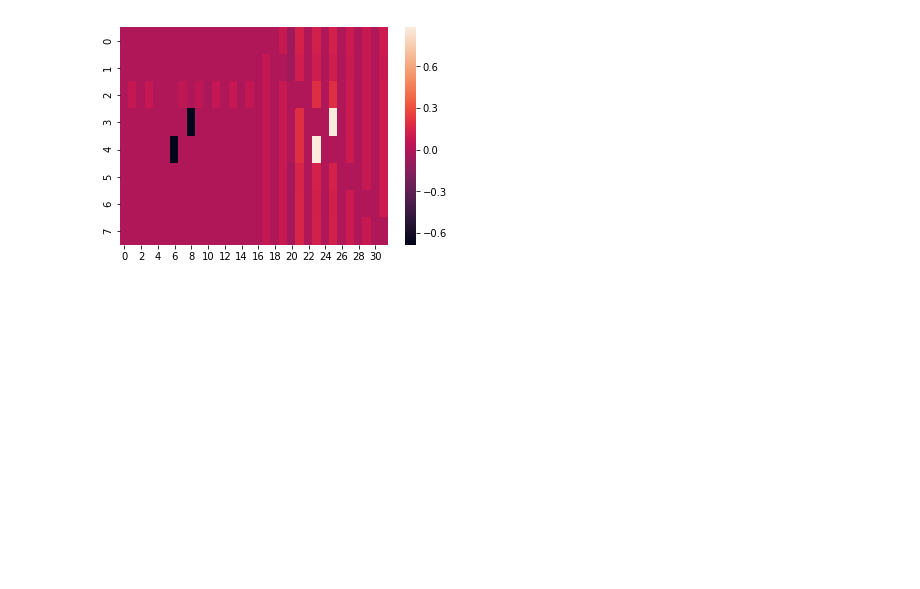
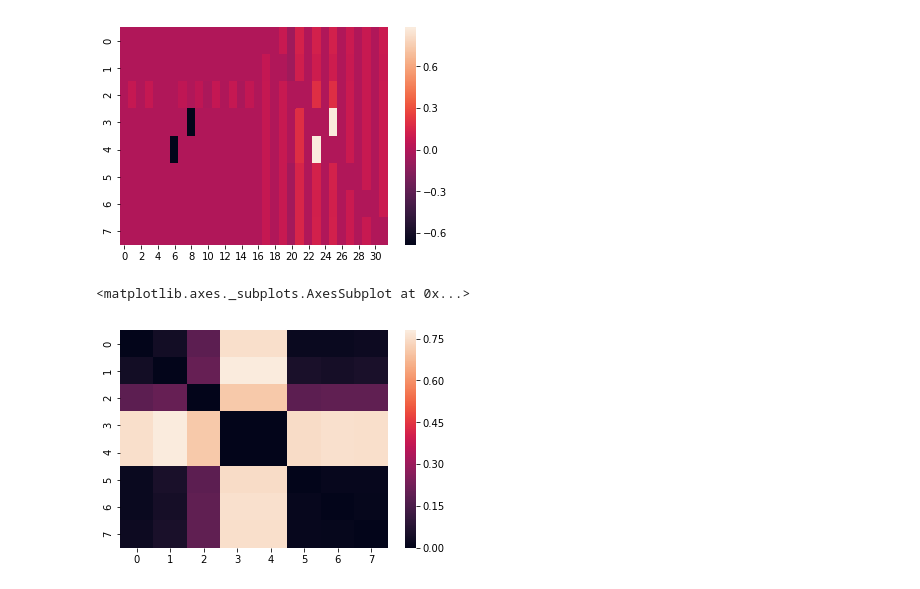
Before and after one commit to lpfann/fri, a Jupyter notebook: notebooks/combining features.ipynb, the cells around one changed output. Cells and saved outputs as stored; diff of their text form; code cells hidden in the pictures; blank space fills up the shorter version.

```diff
--- a/notebooks/combining features.ipynb
+++ b/notebooks/combining features.ipynb
@@ -90,3 +90,8 @@ sns.heatmap(feat_points)
 # %% [output]
 <matplotlib.axes._subplots.AxesSubplot at 0x...>
 [figure]
+# %%
+sns.heatmap(dist_mat)
+# %% [output]
+<matplotlib.axes._subplots.AxesSubplot at 0x...>
+[figure, added]
```
Also changed, not shown: 1 other file.
